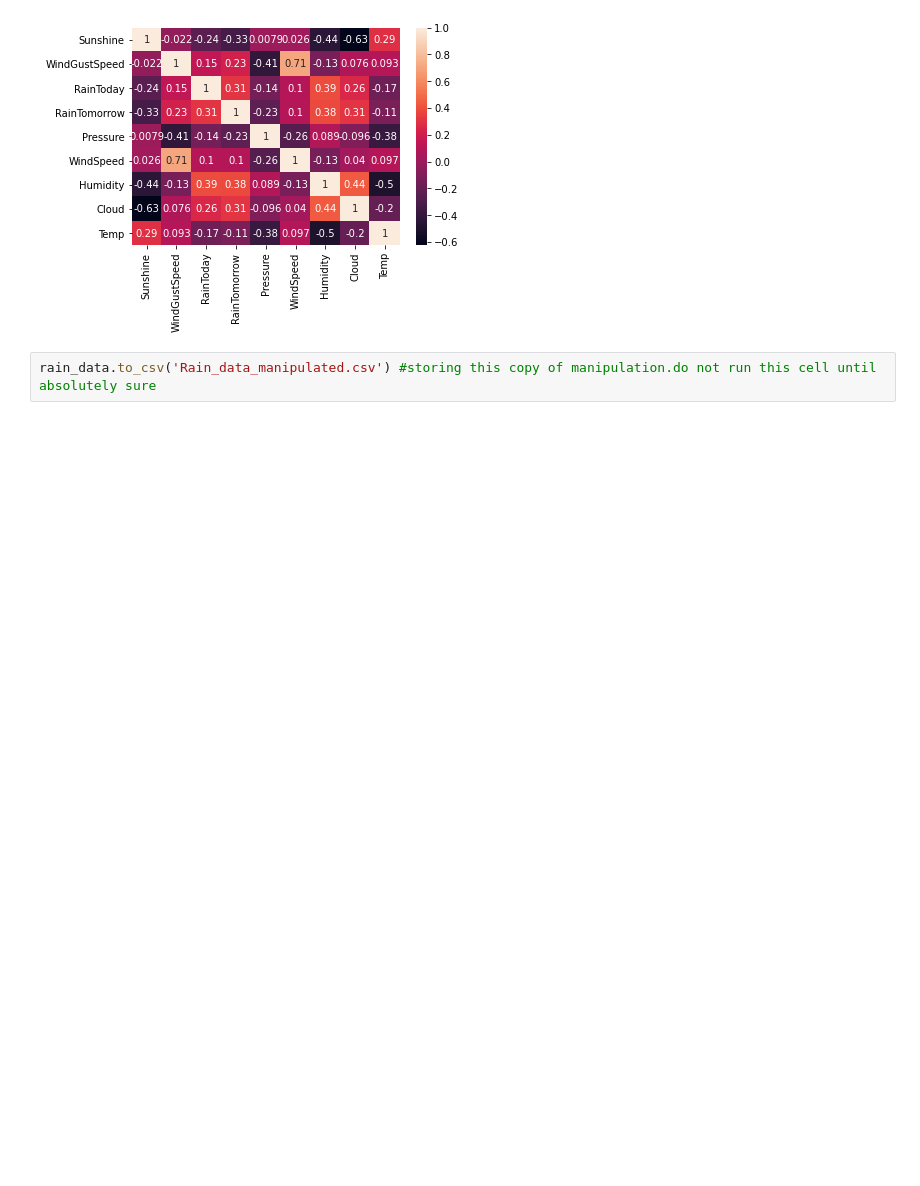
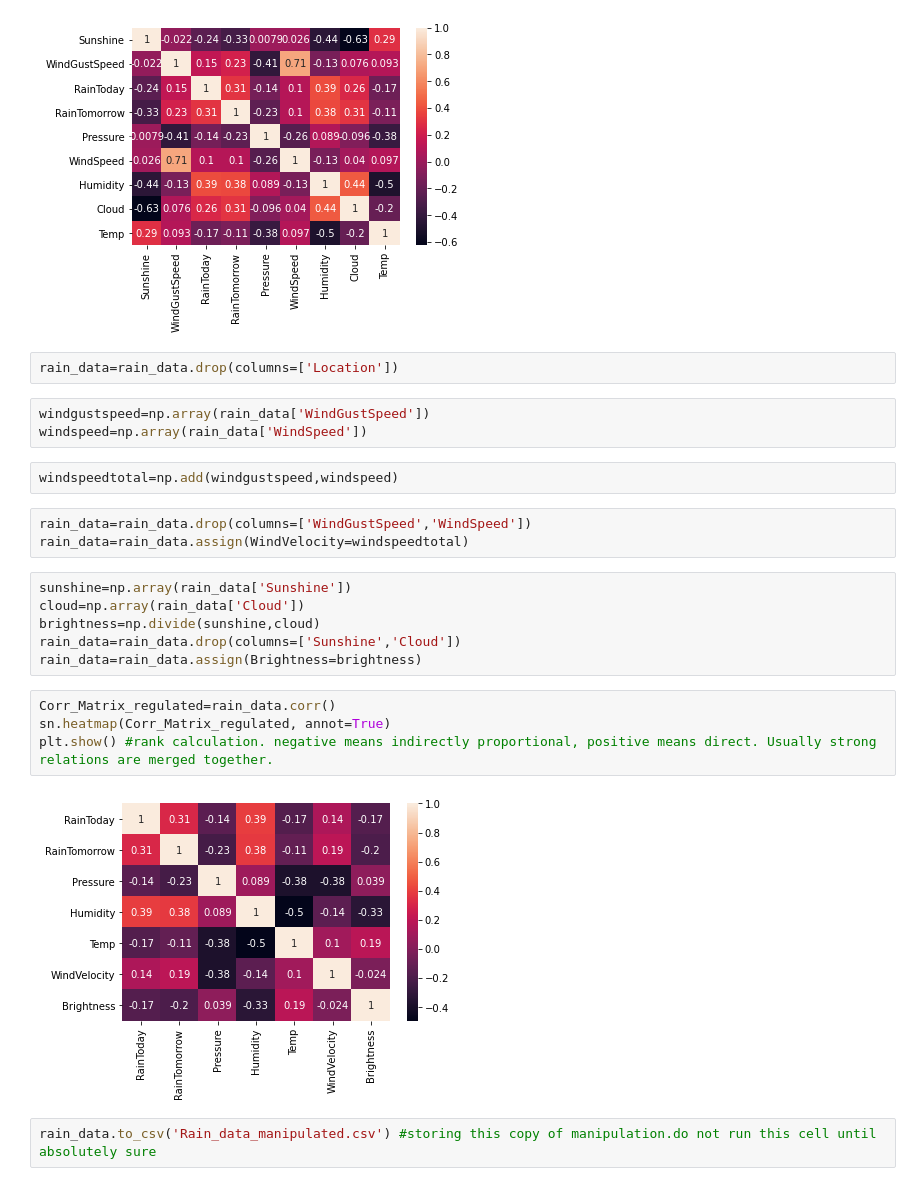
Before and after one commit to ayush-saran/RainCheck, a Jupyter notebook: wraps/Rain_data analysis.ipynb, the cells around one changed output. Cells and saved outputs as stored; diff of their text form; blank space fills up the shorter version.

```diff
--- a/wraps/Rain_data analysis.ipynb
+++ b/wraps/Rain_data analysis.ipynb
@@ -141,5 +144,27 @@ sn.heatmap(Corr_Matrix, annot=True)
 plt.show()     # ***************************** Decisions to be taken: Need to merge Sunshine and Cloud somehow. Location needs to be discussed.
 # %% [output]
 [figure]
+# %%
+rain_data=rain_data.drop(columns=['Location'])
+# %%
+windgustspeed=np.array(rain_data['WindGustSpeed'])
+windspeed=np.array(rain_data['WindSpeed'])
+# %%
+windspeedtotal=np.add(windgustspeed,windspeed)
+# %%
+rain_data=rain_data.drop(columns=['WindGustSpeed','WindSpeed'])
+rain_data=rain_data.assign(WindVelocity=windspeedtotal)
+# %%
+sunshine=np.array(rain_data['Sunshine'])
+cloud=np.array(rain_data['Cloud'])
+brightness=np.divide(sunshine,cloud)
+rain_data=rain_data.drop(columns=['Sunshine','Cloud'])
+rain_data=rain_data.assign(Brightness=brightness)
+# %%
+Corr_Matrix_regulated=rain_data.corr()
+sn.heatmap(Corr_Matrix_regulated, annot=True)
+plt.show() #rank calculation. negative means indirectly proportional, positive means direct. Usually strong relations are merged together.
+# %% [output]
+[figure, added]
 # %%
 rain_data.to_csv('Rain_data_manipulated.csv') #storing this copy of manipulation.do not run this cell until absolutely sure
```
Also changed, not shown: parts of 1 cell of this notebook, 2 other files.
